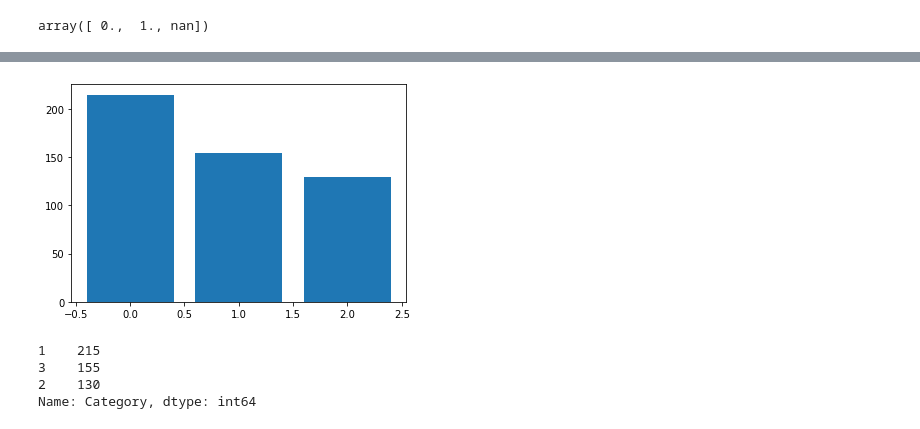
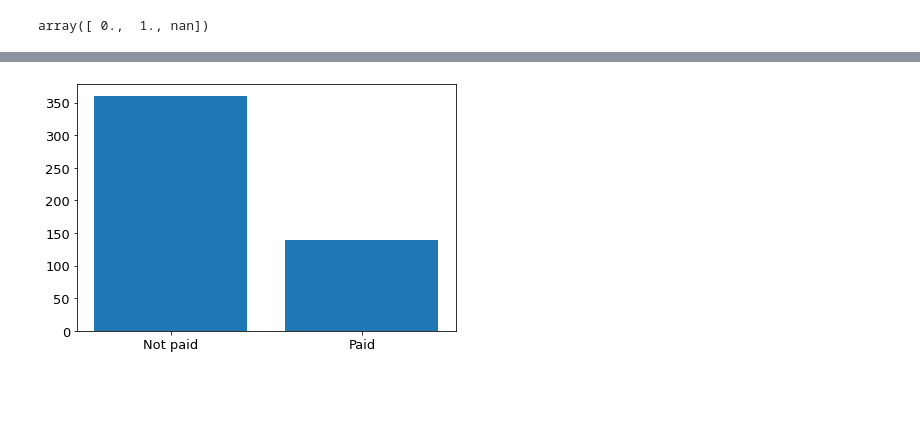
Before and after one commit to capac/facebook-metrics-data-set, a Jupyter notebook: fb_metrics.ipynb, the cells around one changed output, grey strips where cells are left out. Cells and saved outputs as stored; diff of their text form; code cells hidden in the pictures; blank space fills up the shorter version.

```diff
--- a/fb_metrics.ipynb
+++ b/fb_metrics.ipynb
@@ -66,11 +77,8 @@ memory usage: 74.3+ KB
-# %%
-plt.bar(range(3), fb_df.Category.value_counts(ascending=False));
-# %% [output]
-[figure, removed]
-# %%
-fb_df.Category.value_counts(ascending=False)
-# %% [output]
-1    215
-3    155
-2    130
-Name: Category, dtype: int64
+# %%
+paid_data = fb_df.Paid.value_counts(sort=False)
+plt.bar(paid_data.index, paid_data.values)
+plt.xticks(ticks=range(2), labels=['Not paid', 'Paid'], fontsize=13)
+plt.yticks(fontsize=13)
+plt.tight_layout();
+# %% [output]
+[figure, added]
```
Also changed, not shown: parts of 10 cells of this notebook.
